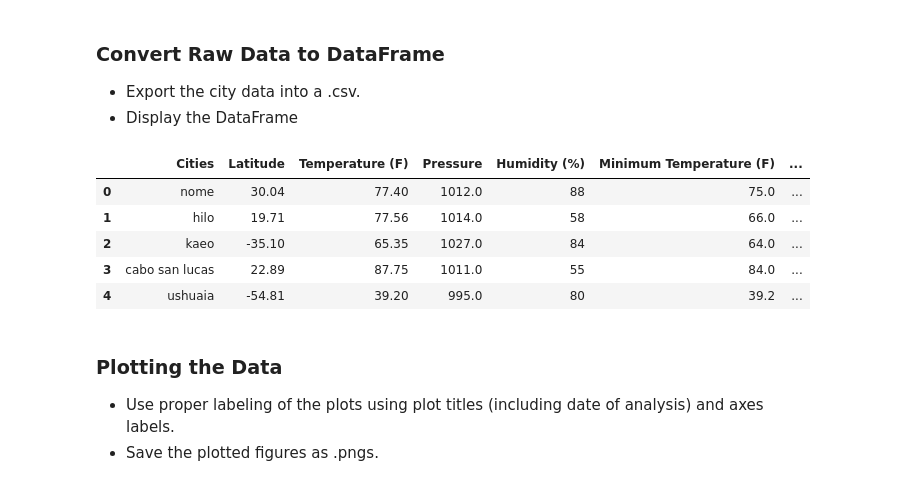
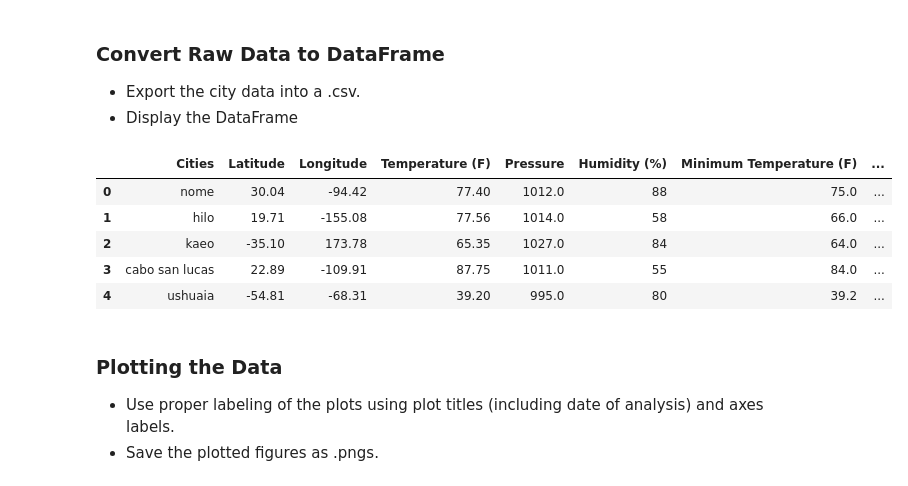
Before and after one commit to pqmurphy/python-api-challenge, a Jupyter notebook: WeatherPy.ipynb, the cells around one changed output. Saved outputs shown, nothing was run; the diff lists cells and outputs as text; code cells hidden in the pictures.

```diff
--- a/WeatherPy.ipynb
+++ b/WeatherPy.ipynb
@@ -105,40 +105,43 @@ humidity = []
 temp_min = []
 temp_max = []
 lat = []
+lon = []
 clouds = []
 wind = []
 dfcit = []
 y=0
 for x in weatherdatas:
     temp.append(weatherdatas[y]['temp'])
     pressure.append(weatherdatas[y]['pressure'])
     humidity.append(weatherdatas[y]['humidity'])
     temp_min.append(weatherdatas[y]['temp_min'])
     temp_max.append(weatherdatas[y]['temp_max'])
     clouds.append(clouddatas[y]['all'])
     lat.append(locdatas[y]['lat'])
+    lon.append(locdatas[y]['lon'])
     wind.append(winddatas[y]['speed'])
     y=y+1
 
 dfcit = pd.DataFrame(legitcit)
 dfcit = dfcit.rename(columns={ 0 : "Cities"})
 dfcit["Latitude"] = lat
+dfcit["Longitude"] = lon
 dfcit["Temperature (F)"] = temp
 dfcit["Pressure"] = pressure
 dfcit["Humidity (%)"] = humidity
 dfcit["Minimum Temperature (F)"] = temp_min
 dfcit["Maximum Temperature (F)"] = temp_max
 dfcit["Cloud Coverage (%)"] = clouds
 dfcit["Wind Speed (mph)"] = wind
 
 dfcit.head()
 # %% [output]
-|  | Cities | Latitude | Temperature (F) | Pressure | Humidity (%) | Minimum Temperature (F) | ... |
-| 0 | nome | 30.04 | 77.40 | 1012.0 | 88 | 75.0 | ... |
-| 1 | hilo | 19.71 | 77.56 | 1014.0 | 58 | 66.0 | ... |
-| 2 | kaeo | -35.10 | 65.35 | 1027.0 | 84 | 64.0 | ... |
-| 3 | cabo san lucas | 22.89 | 87.75 | 1011.0 | 55 | 84.0 | ... |
-| 4 | ushuaia | -54.81 | 39.20 | 995.0 | 80 | 39.2 | ... |
+|  | Cities | Latitude | Longitude | Temperature (F) | Pressure | Humidity (%) | Minimum Temperature (F) | ... |
+| 0 | nome | 30.04 | -94.42 | 77.40 | 1012.0 | 88 | 75.0 | ... |
+| 1 | hilo | 19.71 | -155.08 | 77.56 | 1014.0 | 58 | 66.0 | ... |
+| 2 | kaeo | -35.10 | 173.78 | 65.35 | 1027.0 | 84 | 64.0 | ... |
+| 3 | cabo san lucas | 22.89 | -109.91 | 87.75 | 1011.0 | 55 | 84.0 | ... |
+| 4 | ushuaia | -54.81 | -68.31 | 39.20 | 995.0 | 80 | 39.2 | ... |
 # %% [markdown]
 ### Plotting the Data
 * Use proper labeling of the plots using plot titles (including date of analysis) and axes labels.
```
Also changed, not shown: parts of 1 cell of this notebook, 4 other files.
